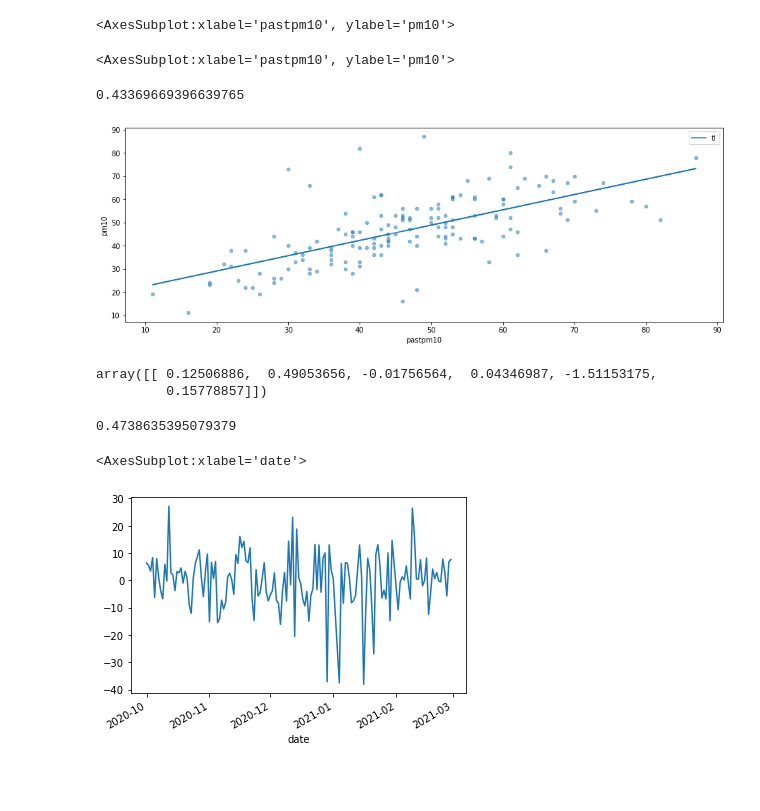
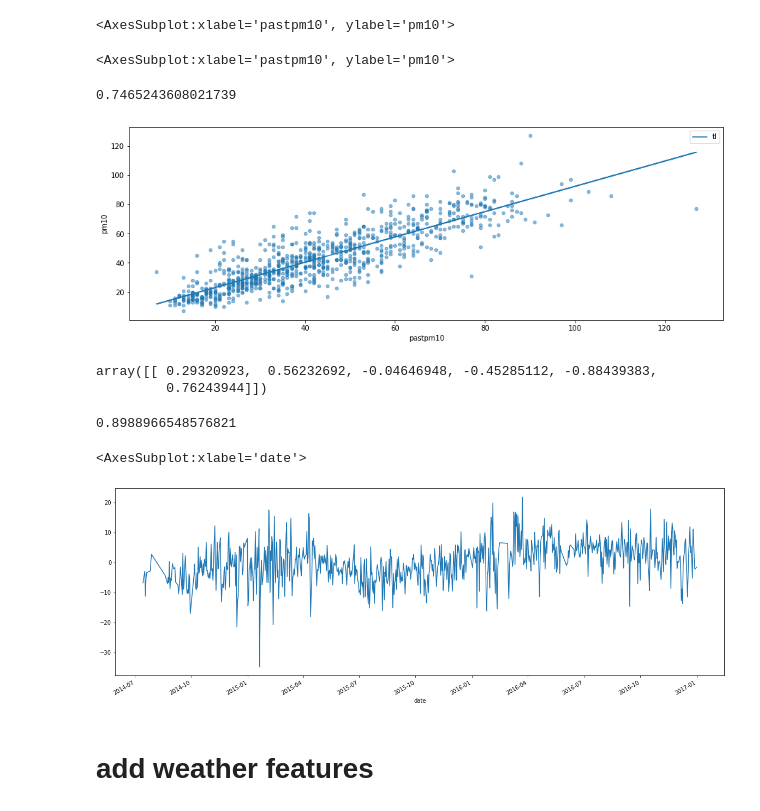
Before and after one commit to bluexm/airquality, a Jupyter notebook: analysis/autocorrelation_meteo.ipynb, the cells around one changed output. Saved outputs shown, nothing was run; the diff lists cells and outputs as text; code cells hidden in the pictures; blank space fills up the shorter version.

Commit message:
smg data from 2010 & update

```diff
--- a/analysis/autocorrelation_meteo.ipynb
+++ b/analysis/autocorrelation_meteo.ipynb
@@ -11,9 +11,15 @@ import numpy as np
 import datetime as dt
 from pandas_profiling import ProfileReport
 import seaborn as sns
+# %%
+# params
+dtfrom = "2014-1-1" #dt.date(2014,1,1)
+dtto = "2017-1-1" #dt.date(2017,1,1)
 # %%
-data = pd.read_csv("..\data\coloane,-macau-air-quality.csv",)
+#data = pd.read_csv("..\data\coloane,-macau-air-quality.csv",)
+data = pd.read_csv("..\data\parque-central da taipa, macau-air-quality.csv",)
 data.date=pd.to_datetime(data.date)
+data=data.sort_values('date',ascending=False)
 data.index=data.date
 data.pop('date')
 
@@ -44,9 +50,10 @@ if False:
     ProfileReport(data)
 # %%
 polluant='pm10'
+pastpolluant='past'+polluant
+df= data[(data.index > dtfrom) & (data.index <= dtto)].copy()
+
 fig,axs=plt.subplots(figsize=(15,5))
-df = data[:150].copy()
-
 df[polluant].plot(ax=axs)
 pastpolluants=[]
 for pol in data.columns:
@@ -77,7 +67,7 @@ from sklearn.linear_model import LinearRegression
 from sklearn import datasets, linear_model
 from sklearn.metrics import mean_squared_error, r2_score
 
-#regression on past polluant features
+#regression on polluant self past value
 
 fig,axs= plt.subplots(figsize=(20,10))
 regr = linear_model.LinearRegression()
@@ -92,7 +82,7 @@ regression.score(X, y)
 # %% [output]
 <AxesSubplot:xlabel='pastpm10', ylabel='pm10'>
 <AxesSubplot:xlabel='pastpm10', ylabel='pm10'>
-0.43369669396639765
+0.7465243608021739
-[figure, old version]
+[figure, new version]
 # %%
 # regression on all past polluants
@@ -106,15 +95,17 @@ y= pd.DataFrame(X.pop(polluant))
 # %%
 #X.plot(kind='scatter',ax=axs, x = pastpolluants, y =polluant, figsize=(15,5), alpha =0.5)
 #y = X.pop(polluant)
 regression = regr.fit(X.values,y.values.reshape(-1,1))
 y['predicted'] = regression.predict(X.values).reshape(1,-1)[0]
 #trendln.plot(ax=axs)
 regression.coef_
 regression.score(X, y[polluant])
-(y['predicted']-y[polluant]).plot()
+(y['predicted']-y[polluant]).plot(figsize=(20,7))
 # %% [output]
-array([[ 0.12506886,  0.49053656, -0.01756564,  0.04346987, -1.51153175,
-         0.15778857]])
+array([[ 0.29320923,  0.56232692, -0.04646948, -0.45285112, -0.88439383,
+         0.76243944]])
-0.4738635395079379
+0.8988966548576821
 <AxesSubplot:xlabel='date'>
-[figure, old version]
+[figure, new version]
+# %% [markdown]
+# add weather features
```
Also changed, not shown: parts of 14 cells of this notebook, 1 other file.
